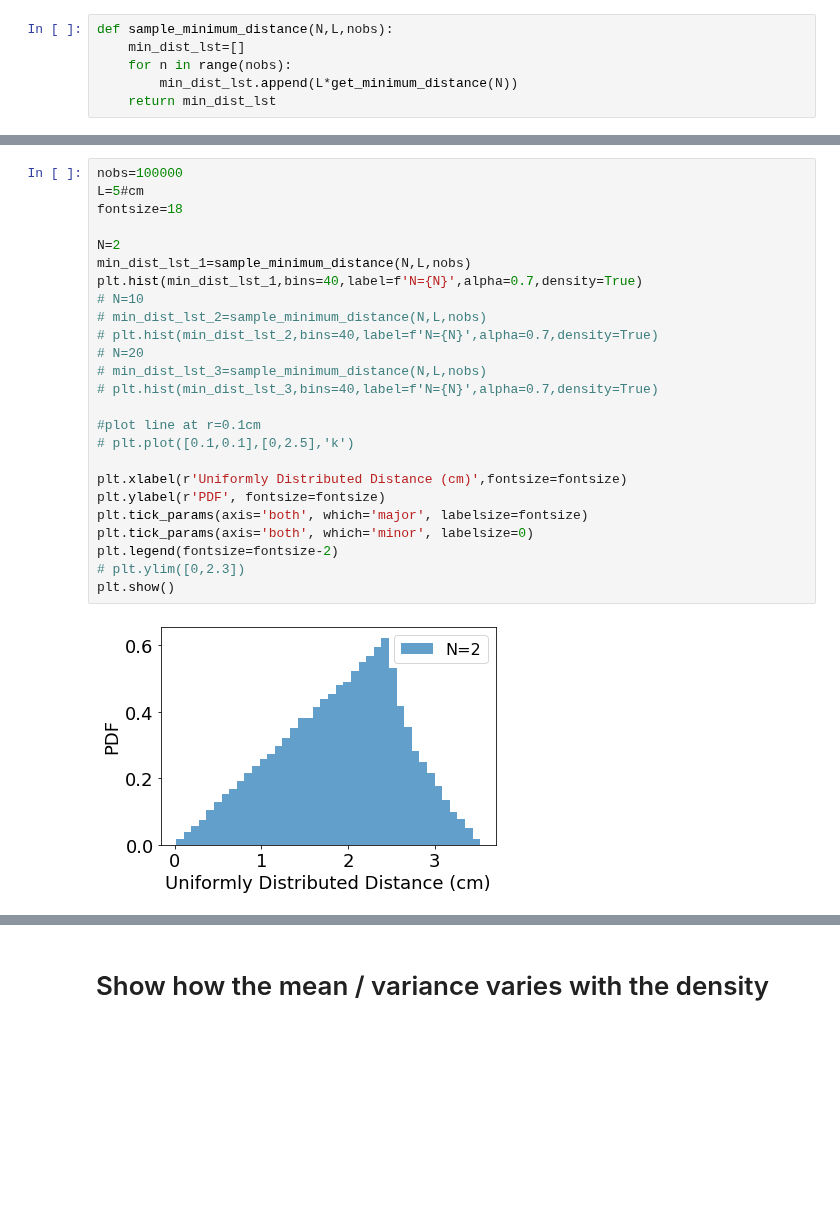
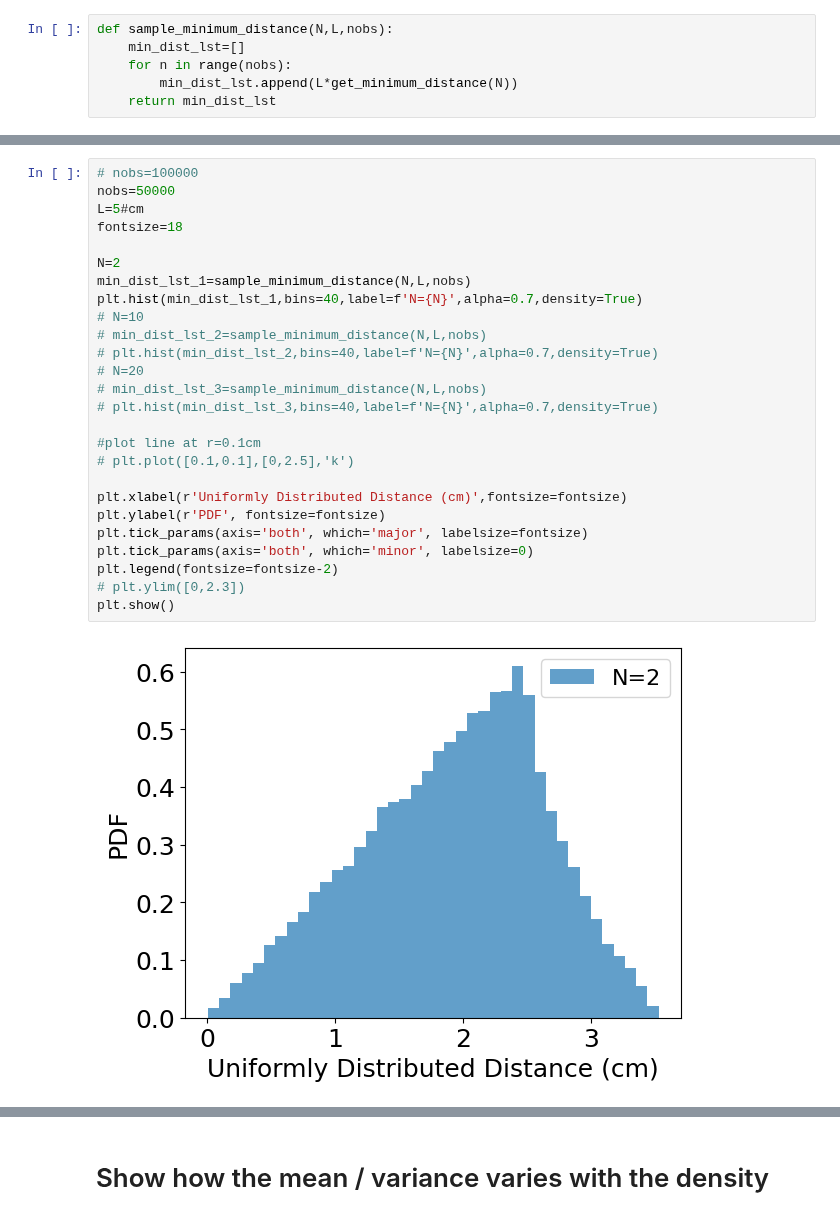
Before and after one commit to timtyree/bgmc, a Jupyter notebook: python/Computing the minimum initial distance between uniformly distributed particles.ipynb, the cells around one changed output, grey strips where cells are left out. Saved outputs shown, nothing was run; the diff lists cells and outputs as text; blank space fills up the shorter version.

```diff
--- a/python/Computing the minimum initial distance between uniformly distributed particles.ipynb
+++ b/python/Computing the minimum initial distance between uniformly distributed particles.ipynb
@@ -75,28 +92,29 @@ plt.show()
 # %%
-nobs=100000
+# nobs=100000
+nobs=50000
 L=5#cm
 fontsize=18
 
 N=2
 min_dist_lst_1=sample_minimum_distance(N,L,nobs)
 plt.hist(min_dist_lst_1,bins=40,label=f'N={N}',alpha=0.7,density=True)
 # N=10
 # min_dist_lst_2=sample_minimum_distance(N,L,nobs)
 # plt.hist(min_dist_lst_2,bins=40,label=f'N={N}',alpha=0.7,density=True)
 # N=20
 # min_dist_lst_3=sample_minimum_distance(N,L,nobs)
 # plt.hist(min_dist_lst_3,bins=40,label=f'N={N}',alpha=0.7,density=True)
 
 #plot line at r=0.1cm
 # plt.plot([0.1,0.1],[0,2.5],'k')
 
 plt.xlabel(r'Uniformly Distributed Distance (cm)',fontsize=fontsize)
 plt.ylabel(r'PDF', fontsize=fontsize)
 plt.tick_params(axis='both', which='major', labelsize=fontsize)
 plt.tick_params(axis='both', which='minor', labelsize=0)
 plt.legend(fontsize=fontsize-2)
 # plt.ylim([0,2.3])
 plt.show()
 # %% [output]
-[figure, old version]
+[figure, new version]
 # %%
```
Also changed, not shown: parts of 13 cells of this notebook, 3 other files.
